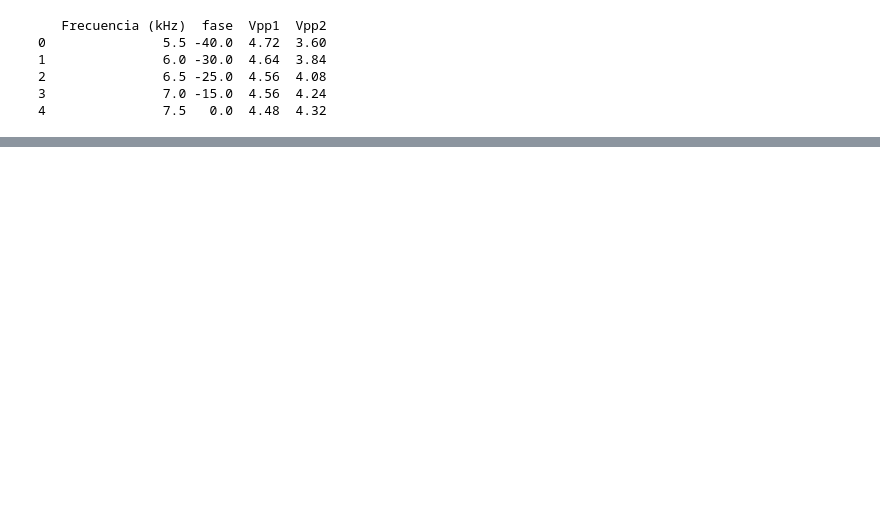
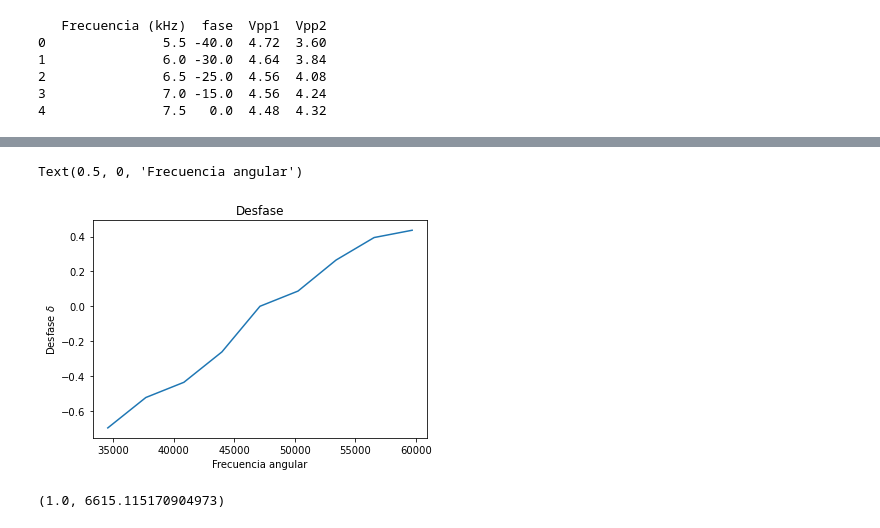
Before and after one commit to slaverdeg/Lab_OyF, a Jupyter notebook: Resonancia RLC/código_resonancia.ipynb, the cells around one changed output, grey strips where cells are left out. Cells and saved outputs as stored; diff of their text form; code cells hidden in the pictures; blank space fills up the shorter version.

```diff
--- a/Resonancia RLC/código_resonancia.ipynb
+++ b/Resonancia RLC/código_resonancia.ipynb
@@ -106,0 +180,8 @@ Vpp2 = datos_np[3]
+# %%
+plt.plot(w,delta)
+plt.title('Desfase')
+plt.ylabel('Desfase $\delta$')
+plt.xlabel('Frecuencia angular')
+# %% [output]
+Text(0.5, 0, 'Frecuencia angular')
+[figure, added]
@@ -106,0 +194,4 @@ Vpp2 = datos_np[3]
+# %%
+(w0,g)
+# %% [output]
+(1.0, 6615.115170904973)
```
Also changed, not shown: parts of 16 cells of this notebook, 6 other files.
